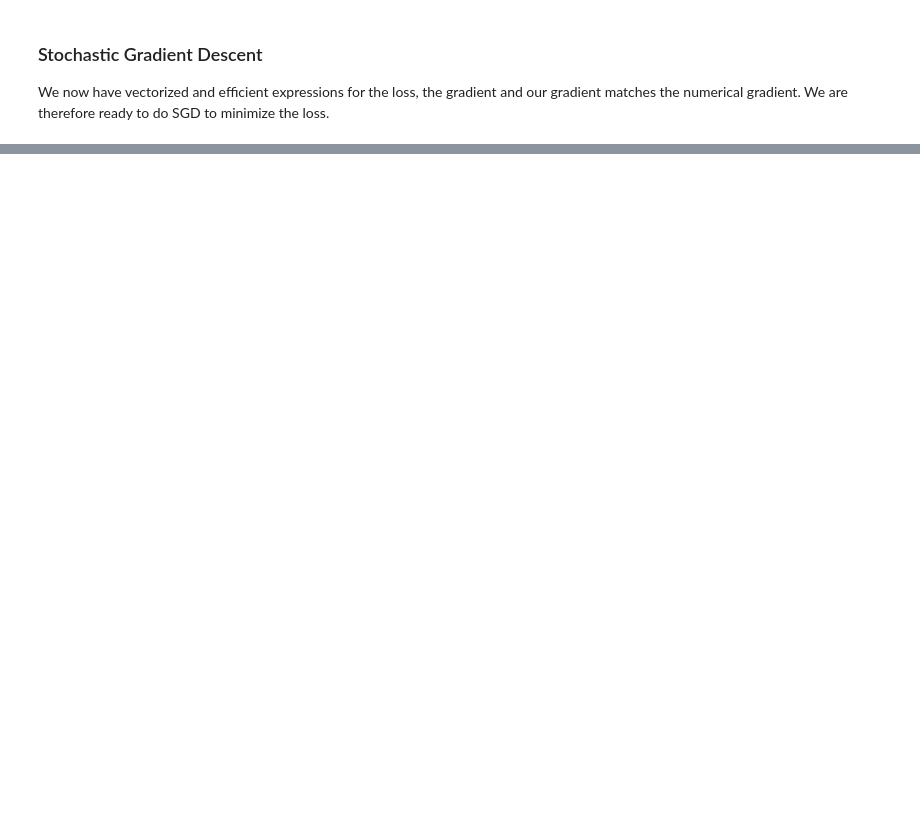
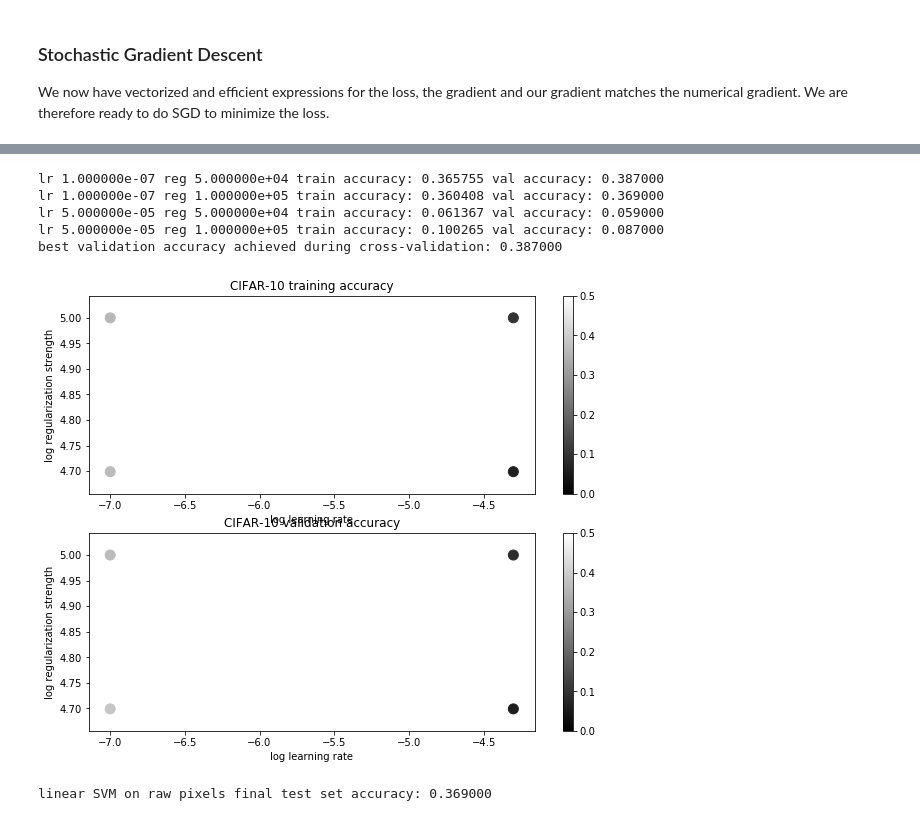
Before and after one commit to maolingao/cs231n, a Jupyter notebook: assignment1/svm.ipynb, the cells around one changed output, grey strips where cells are left out. Drawn from its saved outputs; the diff is of its cells as text; code cells hidden in the pictures; blank space fills up the shorter version.

```diff
--- a/assignment1/svm.ipynb
+++ b/assignment1/svm.ipynb
@@ -337,7 +363,21 @@ best_svm = None # The LinearSVM object that achieved the highest validation rate
 # confident that your validation code works, you should rerun the validation   #
 # code with a larger value for num_iters.                                      #
 ################################################################################
-pass
+# pass
+for lr in learning_rates :
+    for reg in regularization_strengths :
+        svm = LinearSVM()
+        tic = time.time()
+        loss_hist = svm.train(X_train, y_train, lr, reg,
+                      num_iters=800, verbose=False)
+        y_train_pred   = svm.predict(X_train)
+        y_val_pred     = svm.predict(X_val)
+        train_accuracy = np.mean(y_train == y_train_pred)
+        val_accuracy   = np.mean(y_val == y_val_pred)
+        results[(lr, reg)] = (train_accuracy, val_accuracy)
+        if best_val < val_accuracy :
+            best_val = val_accuracy
+            best_svm = svm
 ################################################################################
 #                              END OF YOUR CODE                                #
 ################################################################################
@@ -349,36 +389,46 @@ for lr, reg in sorted(results):
                 lr, reg, train_accuracy, val_accuracy)
 
 print 'best validation accuracy achieved during cross-validation: %f' % best_val
+# %% [output]
+lr 1.000000e-07 reg 5.000000e+04 train accuracy: 0.365755 val accuracy: 0.387000
+lr 1.000000e-07 reg 1.000000e+05 train accuracy: 0.360408 val accuracy: 0.369000
+lr 5.000000e-05 reg 5.000000e+04 train accuracy: 0.061367 val accuracy: 0.059000
+lr 5.000000e-05 reg 1.000000e+05 train accuracy: 0.100265 val accuracy: 0.087000
+best validation accuracy achieved during cross-validation: 0.387000
 # %%
 # Visualize the cross-validation results
 import math
 x_scatter = [math.log10(x[0]) for x in results]
 y_scatter = [math.log10(x[1]) for x in results]
 
 # plot training accuracy
 marker_size = 100
 colors = [results[x][0] for x in results]
 plt.subplot(2, 1, 1)
-plt.scatter(x_scatter, y_scatter, marker_size, c=colors)
+plt.scatter(x_scatter, y_scatter, marker_size, c=colors, vmin=0, vmax=0.5)
 plt.colorbar()
 plt.xlabel('log learning rate')
 plt.ylabel('log regularization strength')
 plt.title('CIFAR-10 training accuracy')
 
 # plot validation accuracy
 colors = [results[x][1] for x in results] # default size of markers is 20
 plt.subplot(2, 1, 2)
-plt.scatter(x_scatter, y_scatter, marker_size, c=colors)
+plt.scatter(x_scatter, y_scatter, marker_size, c=colors, vmin=0, vmax=0.5)
 plt.colorbar()
 plt.xlabel('log learning rate')
 plt.ylabel('log regularization strength')
 plt.title('CIFAR-10 validation accuracy')
 plt.show()
+# %% [output]
+[figure, added]
 # %%
 # Evaluate the best svm on test set
 y_test_pred = best_svm.predict(X_test)
 test_accuracy = np.mean(y_test == y_test_pred)
 print 'linear SVM on raw pixels final test set accuracy: %f' % test_accuracy
+# %% [output]
+linear SVM on raw pixels final test set accuracy: 0.369000
 # %%
 # Visualize the learned weights for each class.
 # Depending on your choice of learning rate and regularization strength, these may
```
Also changed, not shown: parts of 10 cells of this notebook, 2 other files.
